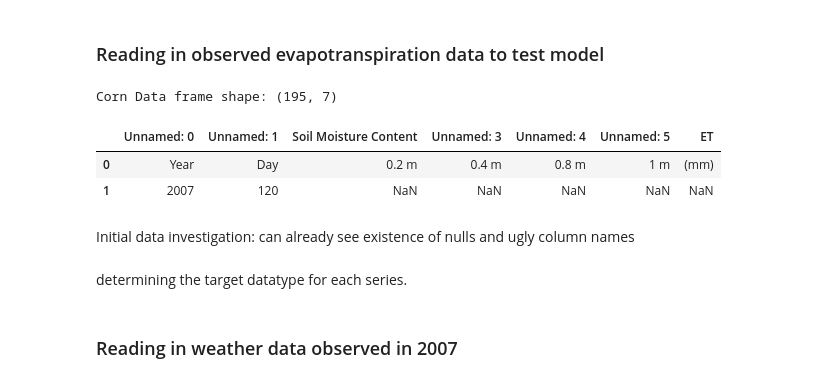
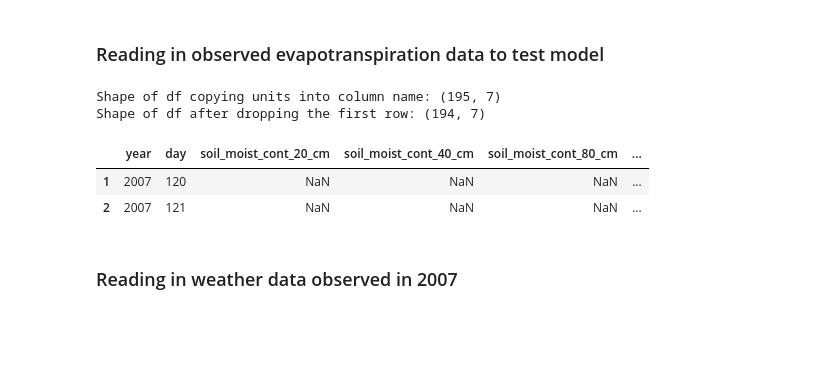
Before and after one commit to AAndresen875/hydrologic_modeling, a Jupyter notebook: evaporation_transpiration/Chapter6PrecipGiven.ipynb, the cells around one changed output. Saved outputs shown, nothing was run; the diff lists cells and outputs as text; code cells hidden in the pictures; blank space fills up the shorter version.

```diff
--- a/evaporation_transpiration/Chapter6PrecipGiven.ipynb
+++ b/evaporation_transpiration/Chapter6PrecipGiven.ipynb
@@ -61,13 +47,13 @@ waseca.plot()
 # %%
 #reading in observed ET data
 datapath = os.path.dirname(os.getcwd())+'/Data/ObservedET_Waseca_2007.xls'
 observed_et_data_waseca_corn_r204 = pd.read_excel(datapath, sheet_name = 'Corn_R204')
-print("Corn Data frame shape:", observed_et_data_waseca_corn_r204.shape)
-observed_et_data_waseca_corn_r204.head(2)
+#clean data and rename columns to be have single line evaluations:
+observed_et_data_waseca_corn_r204_clean = rename_waseca_corn_columns(observed_et_data_waseca_corn_r204)
+observed_et_data_waseca_corn_r204_clean.head(2)
 # %% [output]
-Corn Data frame shape: (195, 7)
+Shape of df copying units into column name: (195, 7)
+Shape of df after dropping the first row: (194, 7)
-|  | Unnamed: 0 | Unnamed: 1 | Soil Moisture Content | Unnamed: 3 | Unnamed: 4 | Unnamed: 5 | ET |
-| 0 | Year | Day | 0.2 m | 0.4 m | 0.8 m | 1 m | (mm) |
-| 1 | 2007 | 120 | NaN | NaN | NaN | NaN | NaN |
+|  | year | day | soil_moist_cont_20_cm | soil_moist_cont_40_cm | soil_moist_cont_80_cm | ... |
+| 1 | 2007 | 120 | NaN | NaN | NaN | ... |
+| 2 | 2007 | 121 | NaN | NaN | NaN | ... |
-# %% [markdown]
-Initial data investigation: can already see existence of nulls and ugly column names
@@ -76,2 +59,0 @@ observed_et_data_waseca_corn_r204.info()
-# %% [markdown]
-determining the target datatype for each series.
```
Also changed, not shown: parts of 21 cells of this notebook, 2 other files.
